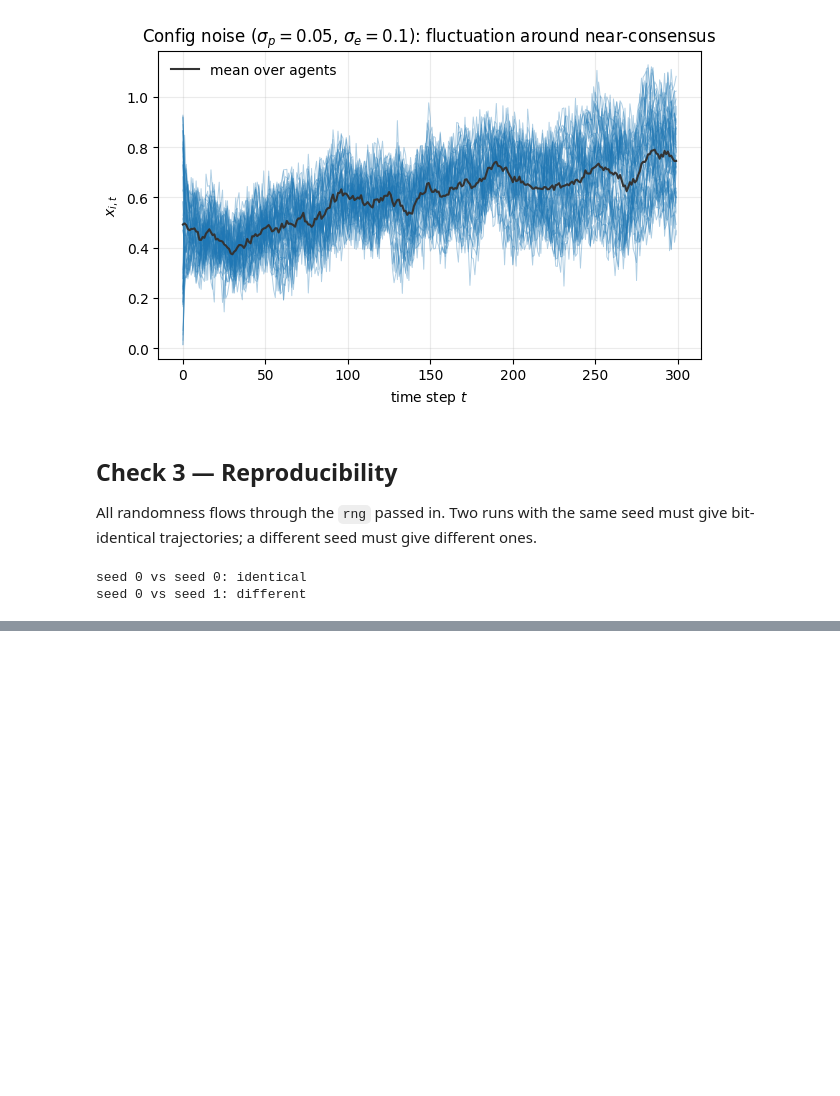
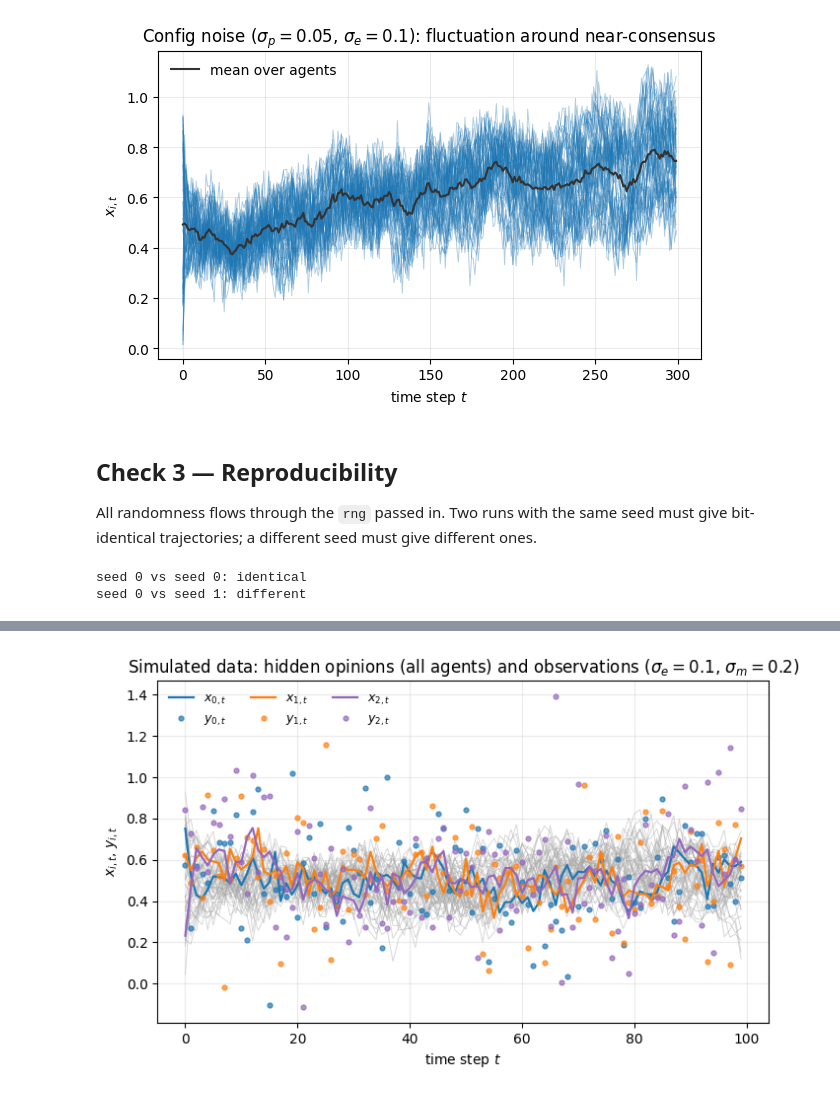
Before and after one commit to gAlmeidaFerreira/learning_od_from_data, a Jupyter notebook: notebooks/01_sanity_checks.ipynb, the cells around one changed output, grey strips where cells are left out. Saved outputs shown, nothing was run; the diff lists cells and outputs as text; code cells hidden in the pictures; blank space fills up the shorter version.

Commit message:
Implement simulator with Gaussian initial opinions and save/load
Co-Authored-By: Claude Opus 5.5 <noreply@anthropic.com>

```diff
--- a/notebooks/01_sanity_checks.ipynb
+++ b/notebooks/01_sanity_checks.ipynb
@@ -174,0 +183,6 @@ seed 0 vs seed 1: different
+# %%
+import tempfile
+from src import simulate
+
+sim = simulate.simulate(cfg)
+T_sim, n_sim = cfg.simulation.T, cfg.network.n_agents
@@ -174,0 +274,12 @@ seed 0 vs seed 1: different
+# %%
+with tempfile.TemporaryDirectory() as tmp:
+    out = Path(tmp) / "results" / "degroot_check"
+    simulate.save_simulation(sim, cfg, out)
+    loaded, cfg_loaded = simulate.load_simulation(out)
+    print("written:", sorted(p.name for p in out.parent.iterdir()))
+
+for k in ("x", "s", "y", "P", "W"):
+    assert np.array_equal(sim[k], loaded[k], equal_nan=(k == "y")), k
+assert cfg_loaded == cfg
+assert set(loaded["graph"].edges) == set(sim["graph"].edges)
+print("arrays, config and graph edges: identical after round trip")
@@ -174,0 +295,19 @@ seed 0 vs seed 1: different
+# %%
+t_axis = np.arange(T_sim)
+shown = [0, 1, 2]
+colors = ["C0", "C1", "C4"]
+
+fig, ax = plt.subplots(figsize=(8, 4.5))
+ax.plot(t_axis, sim["x"], color="0.65", lw=0.6, alpha=0.5)
+for i, c in zip(shown, colors):
+    ax.plot(t_axis, sim["x"][:, i], color=c, lw=1.6, label=rf"$x_{{{i},t}}$")
+    ax.plot(t_axis, sim["y"][:, i], "o", color=c, ms=3.5, alpha=0.7, label=rf"$y_{{{i},t}}$")
+ax.set_xlabel(r"time step $t$")
+ax.set_ylabel(r"$x_{i,t}$, $y_{i,t}$")
+ax.set_title(rf"Simulated data: hidden opinions (all agents) and observations "
+             rf"($\sigma_e = {params.expression_noise_sd}$, $\sigma_m = {params.measurement_noise_sd}$)")
+ax.legend(frameon=False, ncol=3, fontsize=9)
+ax.grid(alpha=0.25)
+plt.show()
+# %% [output]
+[figure, added]
```
Also changed, not shown: parts of 12 cells of this notebook, 4 other files.
